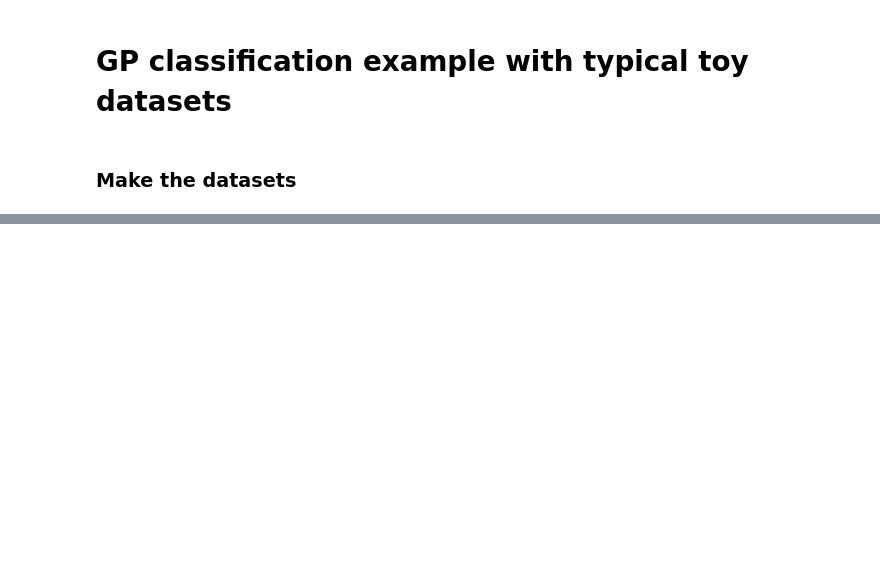
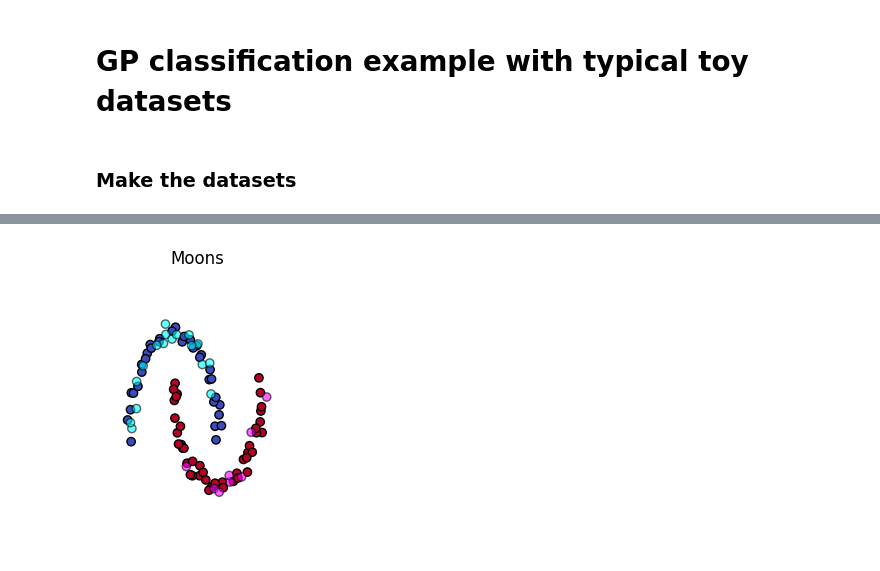
Before and after one commit to msayhan/gpytorch, a Jupyter notebook: indefGPs/toy_example_classification.ipynb, the cells around one changed output, grey strips where cells are left out. Cells and saved outputs as stored; diff of their text form; code cells hidden in the pictures; blank space fills up the shorter version.

```diff
--- a/indefGPs/toy_example_classification.ipynb
+++ b/indefGPs/toy_example_classification.ipynb
@@ -69,0 +102,89 @@ Gaussians           X : (300, 2)         y : (300,)
+# %%
+test_set_ratio = 0.25
+n_iter = 100
+
+fig = plt.figure(figsize=(panel_height*len(kernel_functions), panel_width*len(datasets)))
+
+i = 1
+for ds_name, ds in datasets.items():
+    print(f'{ds_name:20}X : {ds[0].shape} \t y : {ds[1].shape}')
+
+    x_min, x_max = ds[0][:,0].min() - 0.5, ds[0][:,0].max() + 0.5
+    y_min, y_max = ds[0][:,1].min() - 0.5, ds[0][:,1].max() + 0.5
+    xx, yy = np.meshgrid(np.arange(x_min, x_max, step=0.02), np.arange(y_min, y_max, step=0.02))
+
+    X_train, X_test, y_train, y_test = train_test_split(ds[0], ds[1], test_size=test_set_ratio, random_state=random_state)
+    X_train, X_test, y_train, y_test = torch.from_numpy(X_train), torch.from_numpy(X_test), torch.from_numpy(y_train), torch.from_numpy(y_test)
+
+    ax = plt.subplot(len(datasets), len(kernel_functions) + 1, (i-1)*(len(kernel_functions) + 1) + 1)
+    ax.scatter(X_train[:,0], X_train[:,1], c=y_train, cmap=plt.cm.coolwarm, edgecolors="k")
+    ax.scatter(X_test[:,0], X_test[:,1], c=y_test, cmap=plt.cm.cool, alpha=0.6, edgecolors="k")
+
+    ax.set_title(ds_name)
+    ax.set_xlim(x_min, x_max)
+    ax.set_ylim(y_min, y_max)
+    ax.set_xticks(())
+    ax.set_yticks(())
+
+    sns.despine(ax=ax, top=True, right=True, left=True, bottom=True, offset=10, trim=True)
+
+    for kernel_function in kernel_functions:
+
+        print(f'GP model with {kernel_function.__name__}')
+
+        likelihood = DirichletClassificationLikelihood(y_train, learn_additional_noise=True)
+        model = DirichletGPModel(X_train, likelihood.transformed_targets, likelihood, kernel_function, num_classes=likelihood.num_classes)    ### WHAT HAPPENS if use the actual labels here??????????? Need to test!!
+        # model = DirichletGPModel(X_train, y_train, likelihood, num_classes=n_classes)
+
+        # print(f'Parameters of the GP model:')
+        # for param_name, param in model.named_parameters():
+        #     print(f'{param_name:50}') # value = {param.item():20}')
+
+        optimizer = torch.optim.AdamW(model.parameters(), lr=0.1, betas=(0.9, 0.999), eps=1e-08, weight_decay=0.01, amsgrad=False)  # Includes the likelihood parameters
+        mll = gpytorch.mlls.ExactMarginalLogLikelihood(likelihood, model)
+
+        model.train()
+        likelihood.train()
+
+        for iter in range(n_iter):
+
+            # Zero gradients from previous iteration
+            optimizer.zero_grad()
+
+            # Output from model
+            output = model(X_train)
+
+            # Calc loss and backprop gradients
+            loss = -mll(output, likelihood.transformed_targets).sum()
+            loss.backward()
+
+            if (iter+1) % 5 == 0:
+                print(f'Iter : {iter+1:4}/{n_iter:4}\tLoss: {loss.item():5.5}')
+
+            optimizer.step()
+
+
+        model.eval()
+        likelihood.eval()
+
+        with torch.no_grad(): #, gpytorch.settings.fast_pred_var():
+
+            f_preds = model(X_train)
+            y_preds = f_preds.loc
+
+            # print(f'Training accuracy : {np.mean(((y_train.item() == y_preds.item())))}')
+
+            # f_preds = model(X_test)
+            # y_preds = f_preds.loc
+
+            # print(f'Training accuracy : {np.mean(((y_test.item() == y_preds.item())))}')
+
+            # f_preds = model(np.column_stack([xx.ravel(), yy.ravel()]))
+            # y_preds = f_preds.loc
+
+
+    i = i + 1
+
+# plt.tight_layout()
+plt.show()
+# %% [output]
@@ -69,0 +209 @@ Gaussians           X : (300, 2)         y : (300,)
+[figure, added]
```
Also changed, not shown: parts of 5 cells of this notebook.
